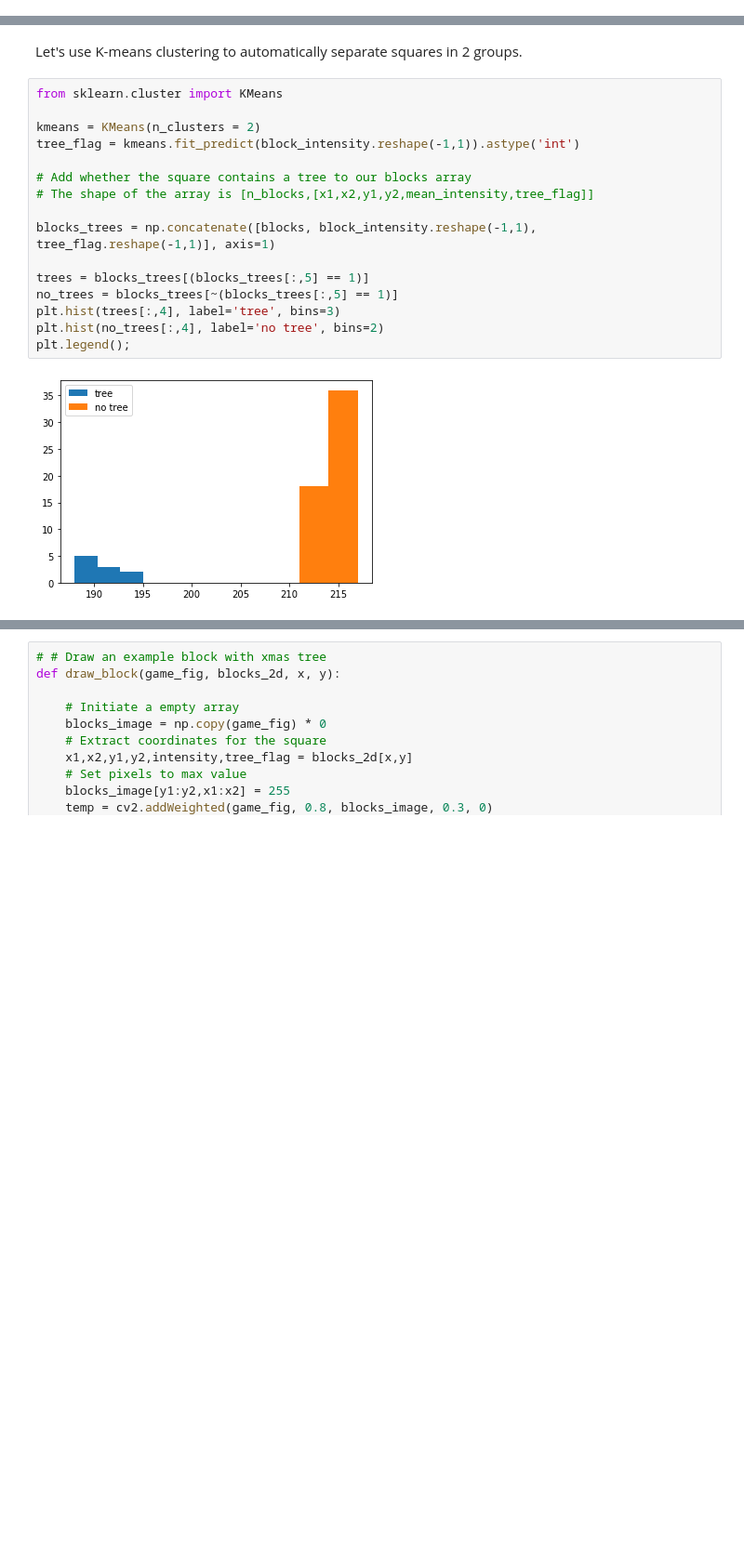
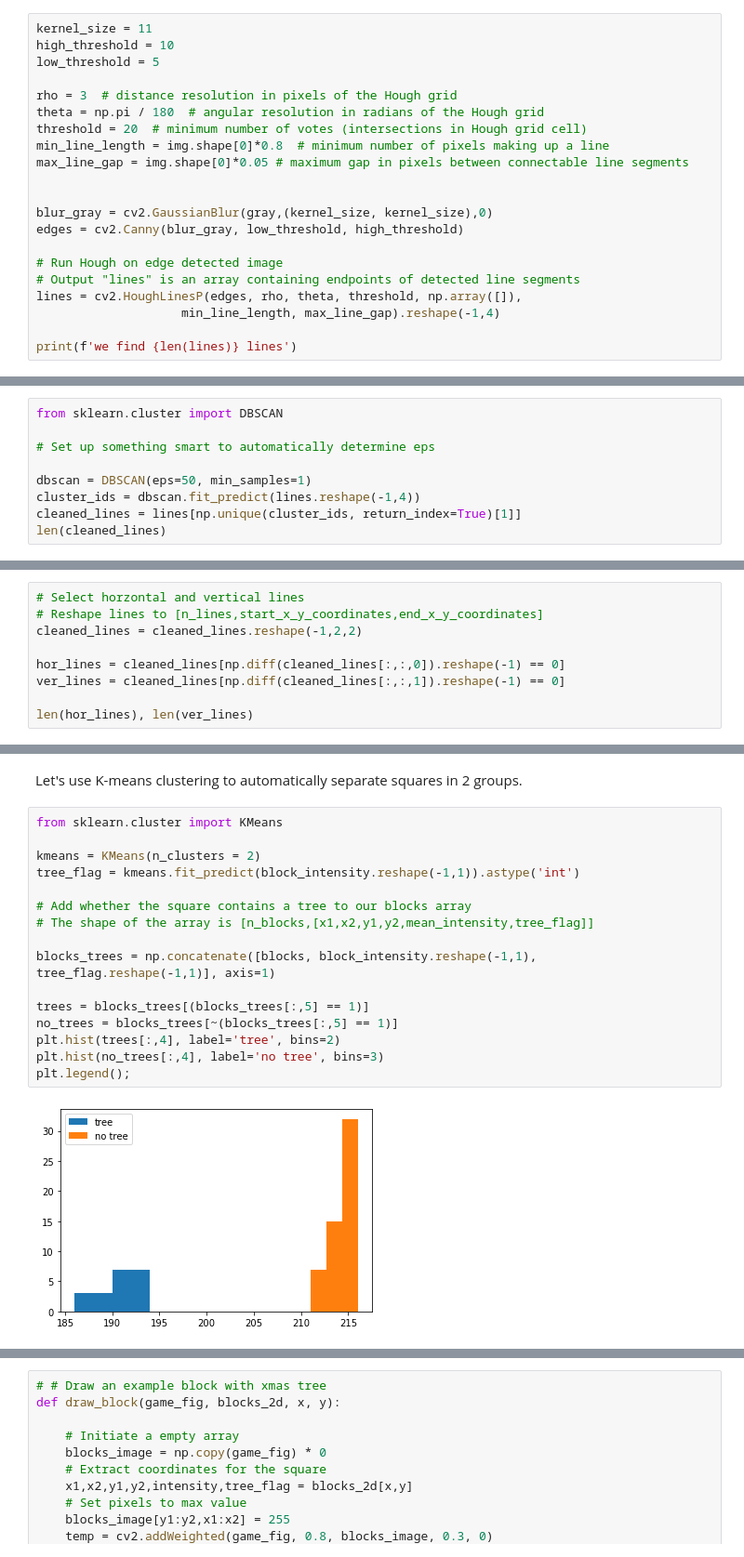
Before and after one commit to rrodenburg/tents_n_trees, a Jupyter notebook: puzzle_detector.ipynb, the cells around one changed output, grey strips where cells are left out. Shown at 93% size. Drawn from its saved outputs; the diff is of its cells as text; blank space fills up the shorter version.

```diff
--- a/puzzle_detector.ipynb
+++ b/puzzle_detector.ipynb
@@ -194,0 +39,21 @@ The histogram shows that the pixel intensity divides the game squares in 2 disti
+# %%
+kernel_size = 11
+high_threshold = 10
+low_threshold = 5
+
+rho = 3  # distance resolution in pixels of the Hough grid
+theta = np.pi / 180  # angular resolution in radians of the Hough grid
+threshold = 20  # minimum number of votes (intersections in Hough grid cell)
+min_line_length = img.shape[0]*0.8  # minimum number of pixels making up a line
+max_line_gap = img.shape[0]*0.05 # maximum gap in pixels between connectable line segments
+
+
+blur_gray = cv2.GaussianBlur(gray,(kernel_size, kernel_size),0)
+edges = cv2.Canny(blur_gray, low_threshold, high_threshold)
+
+# Run Hough on edge detected image
+# Output "lines" is an array containing endpoints of detected line segments
+lines = cv2.HoughLinesP(edges, rho, theta, threshold, np.array([]),
+                    min_line_length, max_line_gap).reshape(-1,4)
+
+print(f'we find {len(lines)} lines')
@@ -194,0 +77,9 @@ The histogram shows that the pixel intensity divides the game squares in 2 disti
+# %%
+from sklearn.cluster import DBSCAN
+
+# Set up something smart to automatically determine eps
+
+dbscan = DBSCAN(eps=50, min_samples=1)
+cluster_ids = dbscan.fit_predict(lines.reshape(-1,4))
+cleaned_lines = lines[np.unique(cluster_ids, return_index=True)[1]]
+len(cleaned_lines)
@@ -194,0 +101,9 @@ The histogram shows that the pixel intensity divides the game squares in 2 disti
+# %%
+# Select horzontal and vertical lines
+# Reshape lines to [n_lines,start_x_y_coordinates,end_x_y_coordinates]
+cleaned_lines = cleaned_lines.reshape(-1,2,2)
+
+hor_lines = cleaned_lines[np.diff(cleaned_lines[:,:,0]).reshape(-1) == 0]
+ver_lines = cleaned_lines[np.diff(cleaned_lines[:,:,1]).reshape(-1) == 0]
+
+len(hor_lines), len(ver_lines)
@@ -210,20 +192,20 @@ Let's use K-means clustering to automatically separate squares in 2 groups.
 # %%
 from sklearn.cluster import KMeans
 
 kmeans = KMeans(n_clusters = 2)
 tree_flag = kmeans.fit_predict(block_intensity.reshape(-1,1)).astype('int')
 
 # Add whether the square contains a tree to our blocks array
 # The shape of the array is [n_blocks,[x1,x2,y1,y2,mean_intensity,tree_flag]]
 
 blocks_trees = np.concatenate([blocks, block_intensity.reshape(-1,1), tree_flag.reshape(-1,1)], axis=1)
 
 trees = blocks_trees[(blocks_trees[:,5] == 1)]
 no_trees = blocks_trees[~(blocks_trees[:,5] == 1)]
-plt.hist(trees[:,4], label='tree', bins=3)
-plt.hist(no_trees[:,4], label='no tree', bins=2)
+plt.hist(trees[:,4], label='tree', bins=2)
+plt.hist(no_trees[:,4], label='no tree', bins=3)
 plt.legend();
 # %% [output]
-[figure, old version]
+[figure, new version]
 # %%
 # Assign blocks to a 2d array
```
Also changed, not shown: parts of 48 cells of this notebook.
